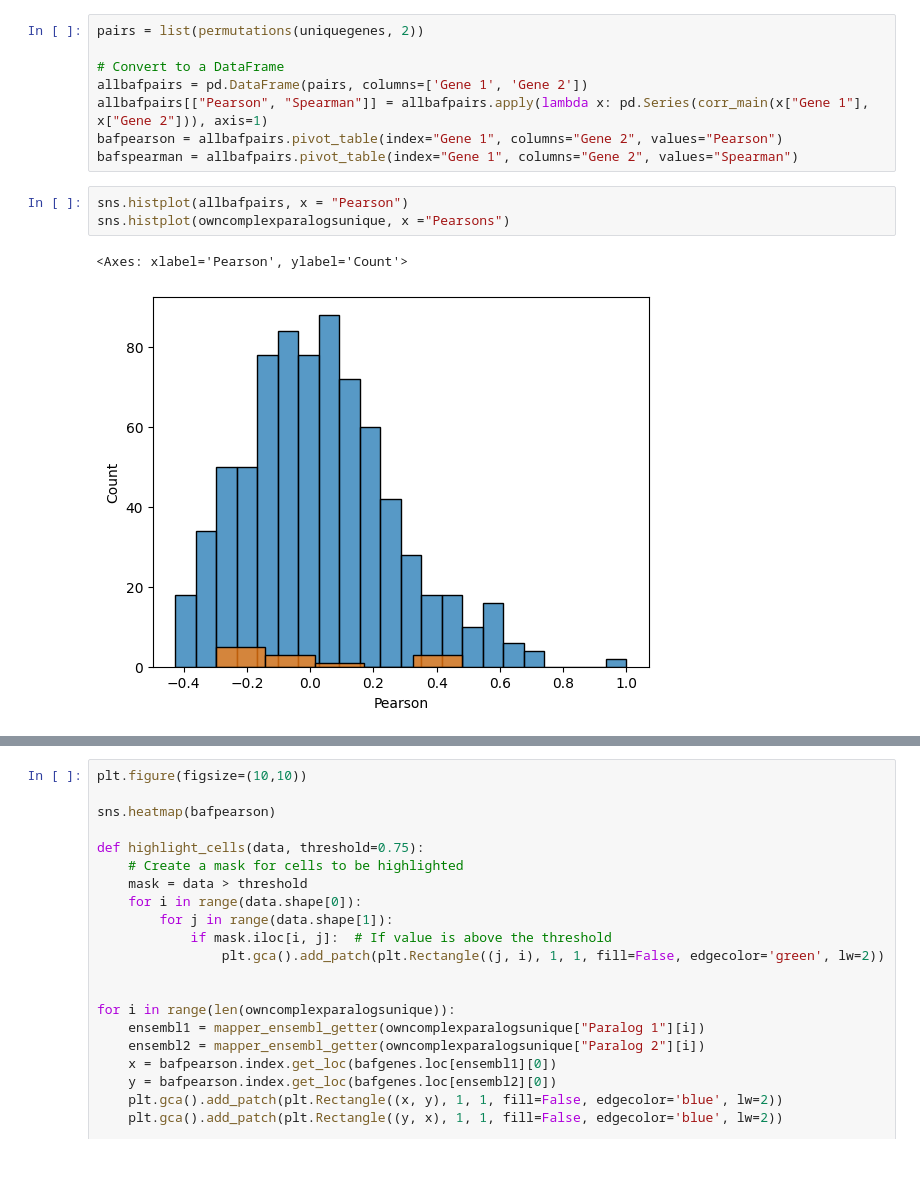
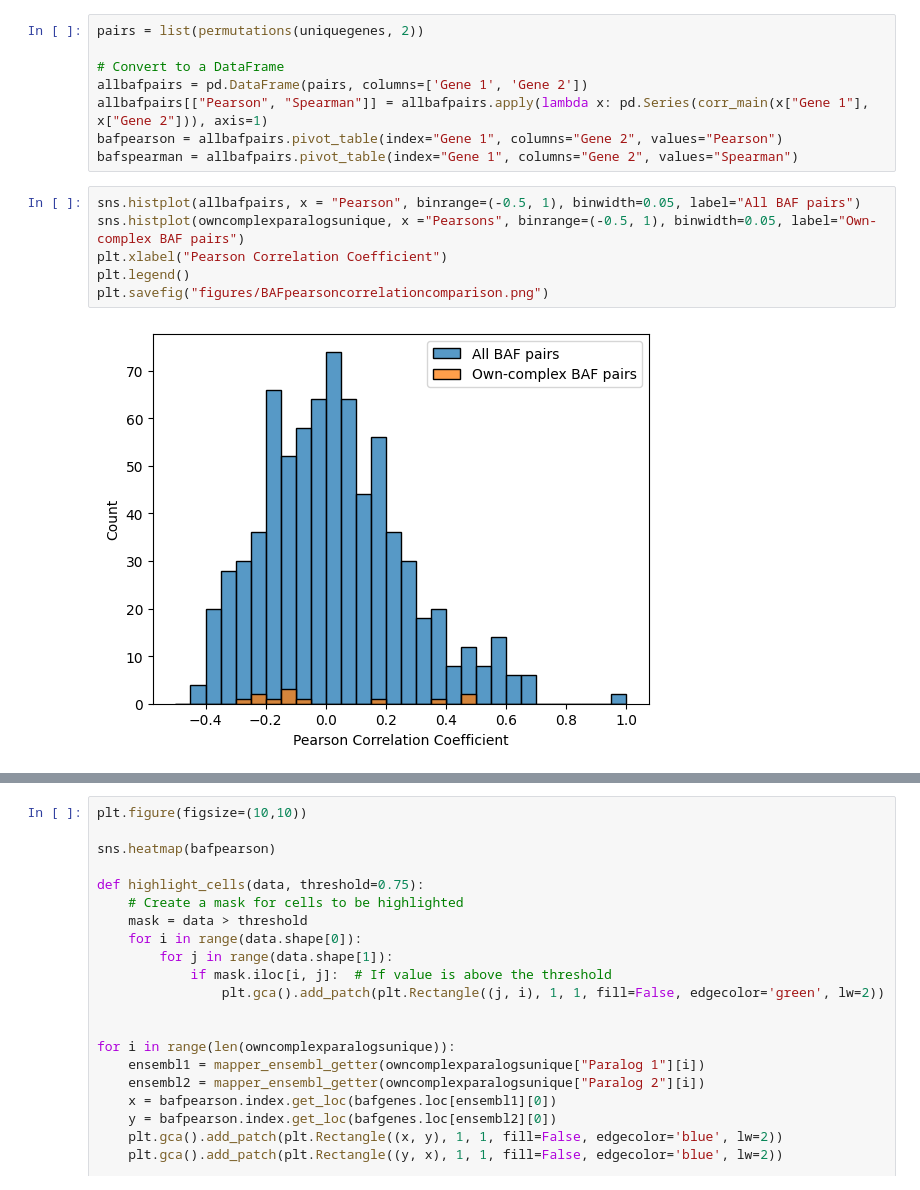
Before and after one commit to kinseylong/StallerRotation, a Jupyter notebook: cofactors_humanproteinatlas/BAF_exploration2.ipynb, the cells around one changed output, grey strips where cells are left out. Saved outputs shown, nothing was run; the diff lists cells and outputs as text; blank space fills up the shorter version.

```diff
--- a/cofactors_humanproteinatlas/BAF_exploration2.ipynb
+++ b/cofactors_humanproteinatlas/BAF_exploration2.ipynb
@@ -358,10 +358,12 @@ allbafpairs = pd.DataFrame(pairs, columns=['Gene 1', 'Gene 2'])
 allbafpairs[["Pearson", "Spearman"]] = allbafpairs.apply(lambda x: pd.Series(corr_main(x["Gene 1"], x["Gene 2"])), axis=1)
 bafpearson = allbafpairs.pivot_table(index="Gene 1", columns="Gene 2", values="Pearson")
 bafspearman = allbafpairs.pivot_table(index="Gene 1", columns="Gene 2", values="Spearman")
-# %%
-sns.histplot(allbafpairs, x = "Pearson")
-sns.histplot(owncomplexparalogsunique, x ="Pearsons")
-# %% [output]
-<Axes: xlabel='Pearson', ylabel='Count'>
-[figure, removed]
+# %%
+sns.histplot(allbafpairs, x = "Pearson", binrange=(-0.5, 1), binwidth=0.05, label="All BAF pairs")
+sns.histplot(owncomplexparalogsunique, x ="Pearsons", binrange=(-0.5, 1), binwidth=0.05, label="Own-complex BAF pairs")
+plt.xlabel("Pearson Correlation Coefficient")
+plt.legend()
+plt.savefig("figures/BAFpearsoncorrelationcomparison.png")
+# %% [output]
+[figure, added]
 # %%
```
Also changed, not shown: parts of 2 cells of this notebook, 4 other files.
